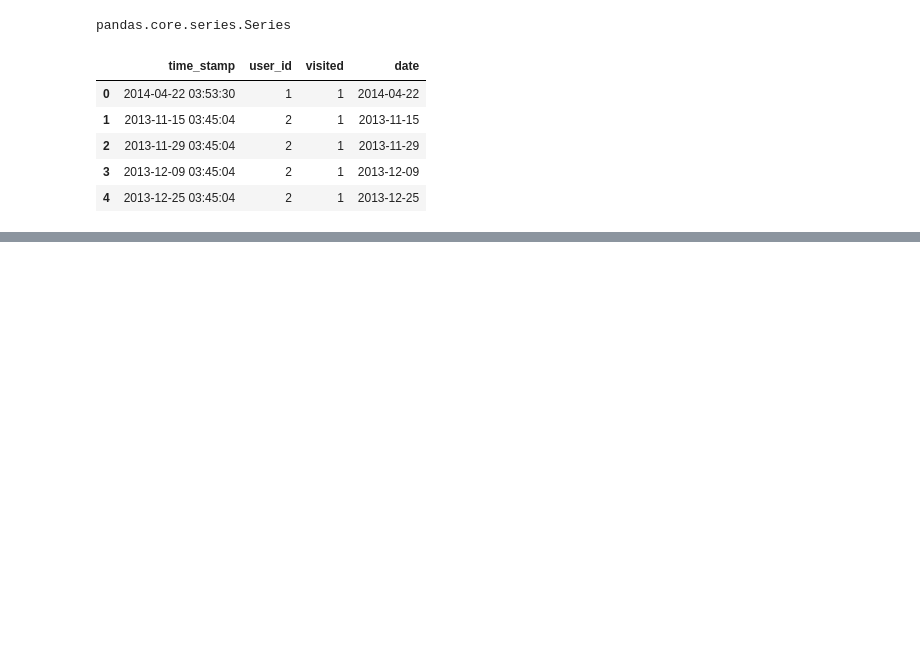
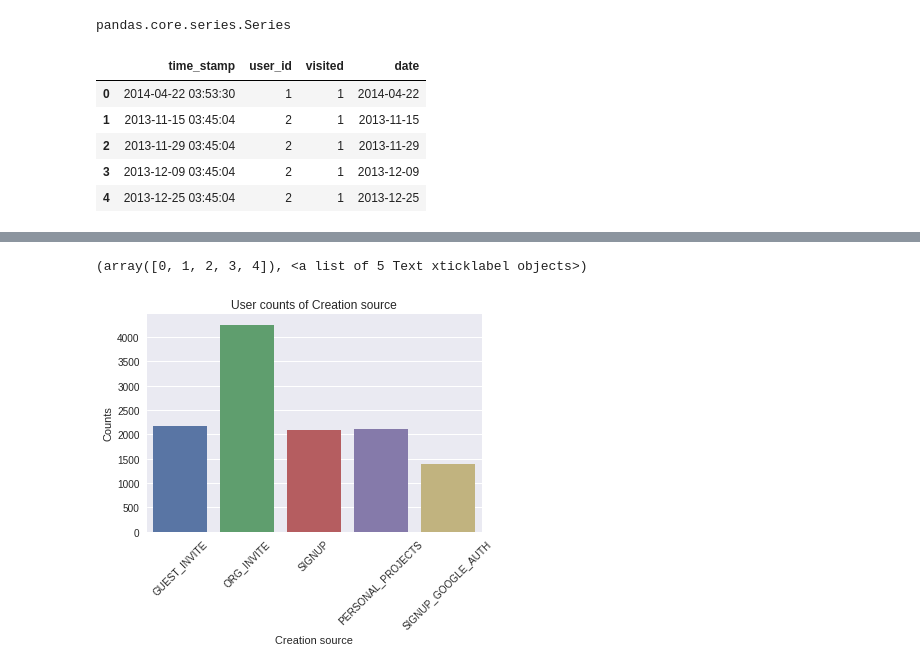
Before and after one commit to anxin16/Relax-Data-Science-Challenge, a Jupyter notebook: Relax_Challenge_Solution.ipynb, the cells around one changed output, grey strips where cells are left out. Drawn from its saved outputs; the diff is of its cells as text; code cells hidden in the pictures; blank space fills up the shorter version.

```diff
--- a/Relax_Challenge_Solution.ipynb
+++ b/Relax_Challenge_Solution.ipynb
@@ -98,0 +76,3 @@ Name: enabled_for_marketing_drip, dtype: int64
+# %%
+# Fill in empty values of invited_by_user_id
+df_users['invited_by_user_id'] = df_users['invited_by_user_id'].fillna(0)
@@ -117,3 +115,5 @@ df_engage.head()
 | 2 | 2013-11-29 03:45:04 | 2 | 1 | 2013-11-29 |
 | 3 | 2013-12-09 03:45:04 | 2 | 1 | 2013-12-09 |
 | 4 | 2013-12-25 03:45:04 | 2 | 1 | 2013-12-25 |
+# %%
+df_users['adopted'] = 0
@@ -120,2 +129,2 @@ df_engage.head()
 # %%
-df_engage.groupby('user_id')
+df_grouped = df_engage.groupby('user_id')
@@ -123,0 +131,11 @@ TypeError: 'bool' object is not callable
+# %%
+for name, group in df_grouped:
+    n = len(group)
+    if n >= 3:
+        tg = group['date'].drop_duplicates().reset_index(drop=True)
+        for i in range(n-2):
+            delta = tg[i+2] - tg[i]
+            if delta.days < 7:
+                #print('user_id=', name)
+                df_users.loc[df_users['object_id']==name, 'adopted'] = 1
+                break
@@ -123,0 +188,9 @@ TypeError: 'bool' object is not callable
+# %%
+sns.countplot(x='creation_source', data=df_users)
+plt.title('User counts of Creation source')
+plt.xlabel("Creation source")
+plt.ylabel("Counts")
+plt.xticks(rotation=45)
+# %% [output]
+(array([0, 1, 2, 3, 4]), <a list of 5 Text xticklabel objects>)
+[figure, added]
```
Also changed, not shown: parts of 39 cells of this notebook.
